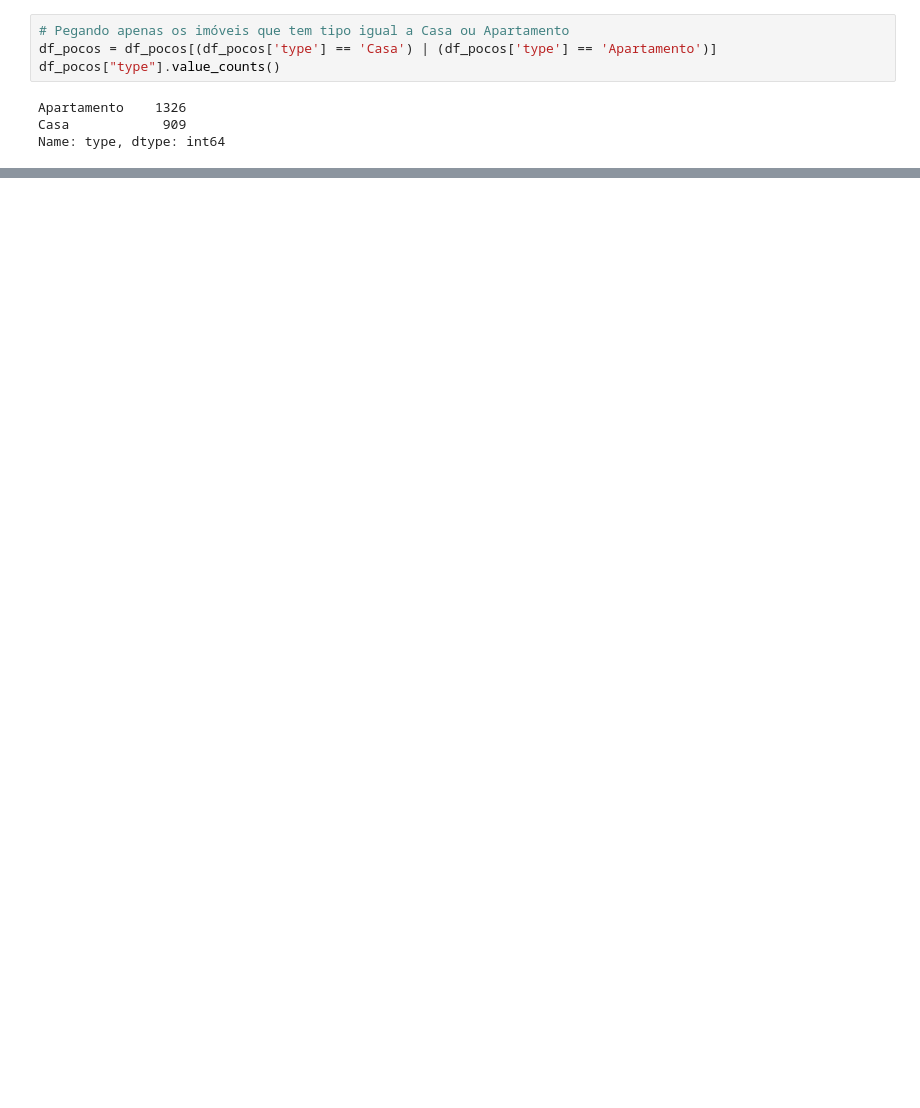
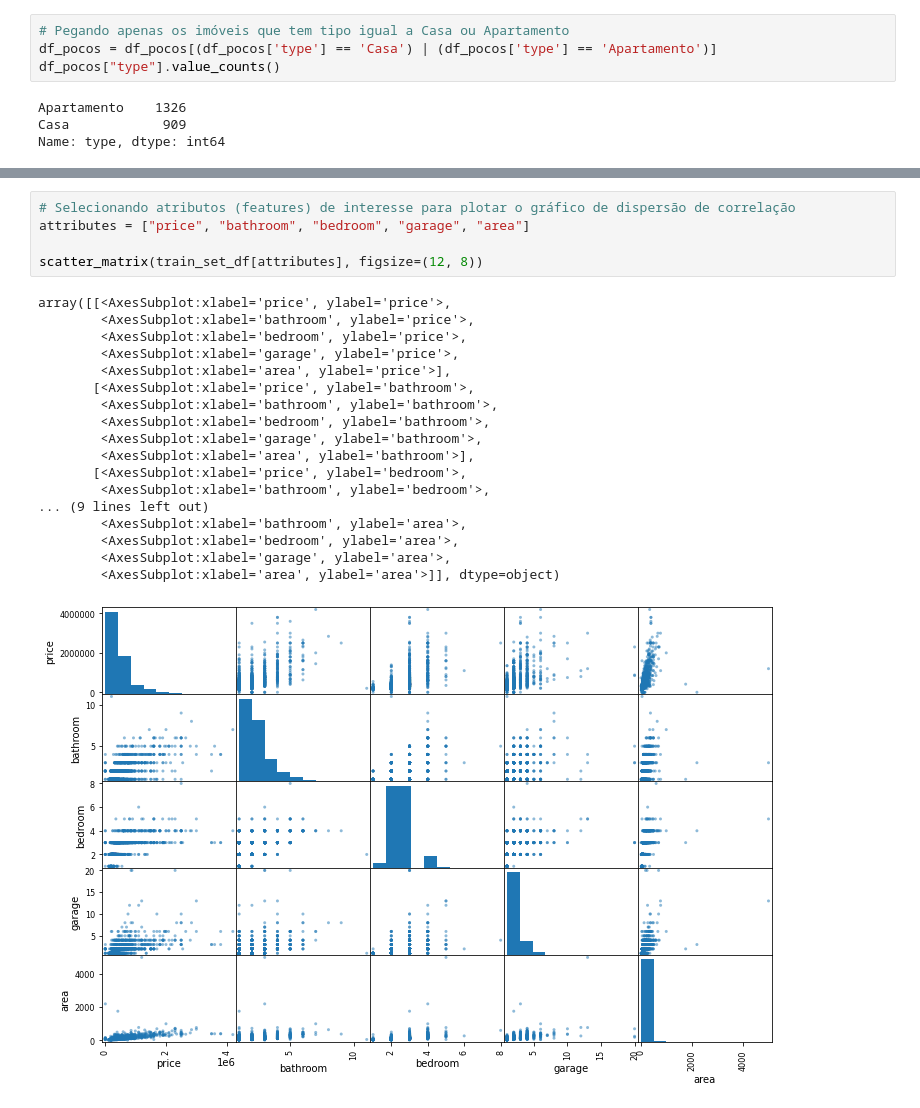
Before and after one commit to VanessaSwerts/imovel-data, a Jupyter notebook: src/model/housing-pricing-calculator.ipynb, the cells around one changed output, grey strips where cells are left out. Drawn from its saved outputs; the diff is of its cells as text; blank space fills up the shorter version.

```diff
--- a/src/model/housing-pricing-calculator.ipynb
+++ b/src/model/housing-pricing-calculator.ipynb
@@ -259,0 +363,24 @@ klib.dist_plot(df_pocos['garage'])
+# %%
+# Selecionando atributos (features) de interesse para plotar o gráfico de dispersão de correlação
+attributes = ["price", "bathroom", "bedroom", "garage", "area"]
+
+scatter_matrix(train_set_df[attributes], figsize=(12, 8))
+# %% [output]
+array([[<AxesSubplot:xlabel='price', ylabel='price'>,
+        <AxesSubplot:xlabel='bathroom', ylabel='price'>,
+        <AxesSubplot:xlabel='bedroom', ylabel='price'>,
+        <AxesSubplot:xlabel='garage', ylabel='price'>,
+        <AxesSubplot:xlabel='area', ylabel='price'>],
+       [<AxesSubplot:xlabel='price', ylabel='bathroom'>,
+        <AxesSubplot:xlabel='bathroom', ylabel='bathroom'>,
+        <AxesSubplot:xlabel='bedroom', ylabel='bathroom'>,
+        <AxesSubplot:xlabel='garage', ylabel='bathroom'>,
+        <AxesSubplot:xlabel='area', ylabel='bathroom'>],
+       [<AxesSubplot:xlabel='price', ylabel='bedroom'>,
+        <AxesSubplot:xlabel='bathroom', ylabel='bedroom'>,
+... (9 lines left out)
+        <AxesSubplot:xlabel='bathroom', ylabel='area'>,
+        <AxesSubplot:xlabel='bedroom', ylabel='area'>,
+        <AxesSubplot:xlabel='garage', ylabel='area'>,
+        <AxesSubplot:xlabel='area', ylabel='area'>]], dtype=object)
+[figure, added]
```
Also changed, not shown: parts of 18 cells of this notebook, 1 other file.
